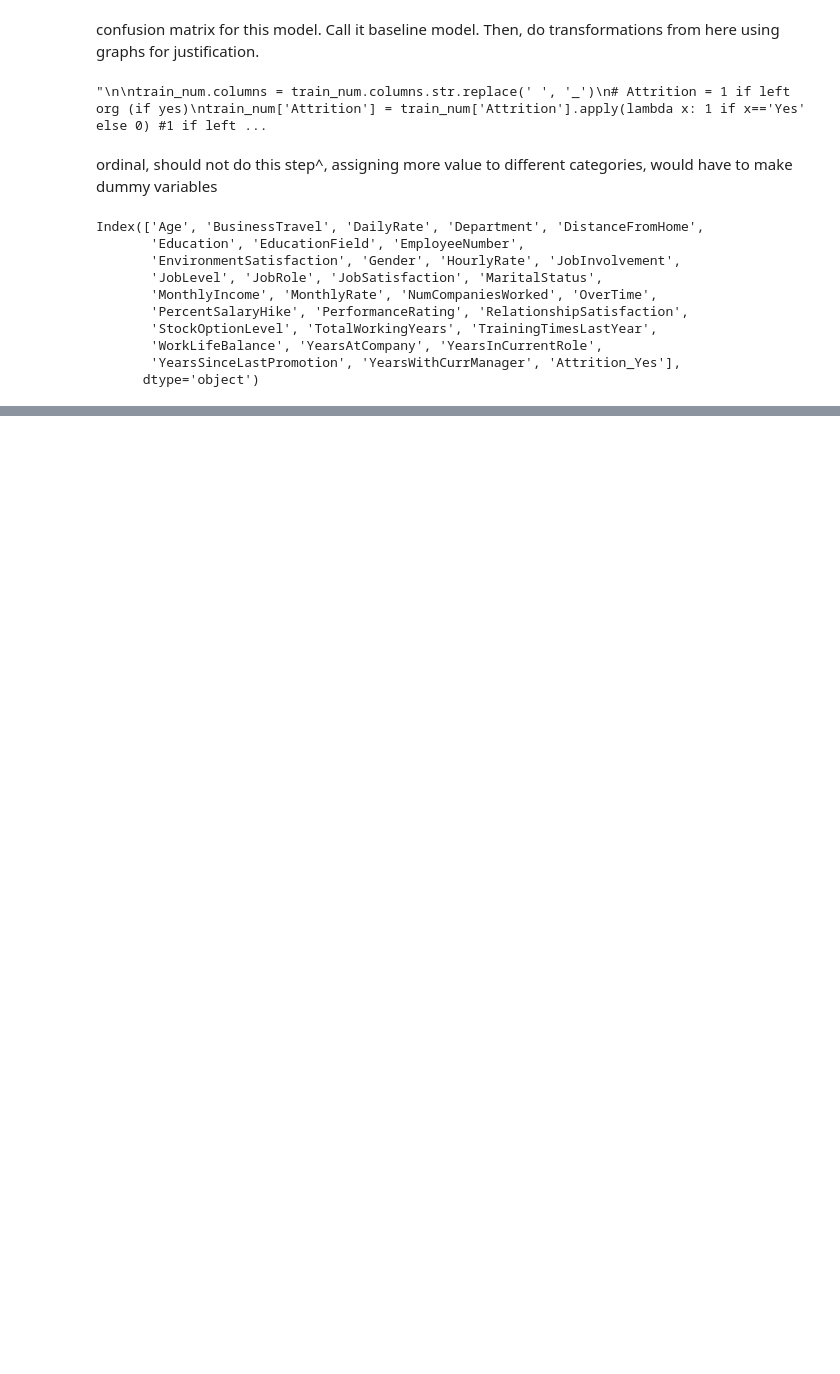
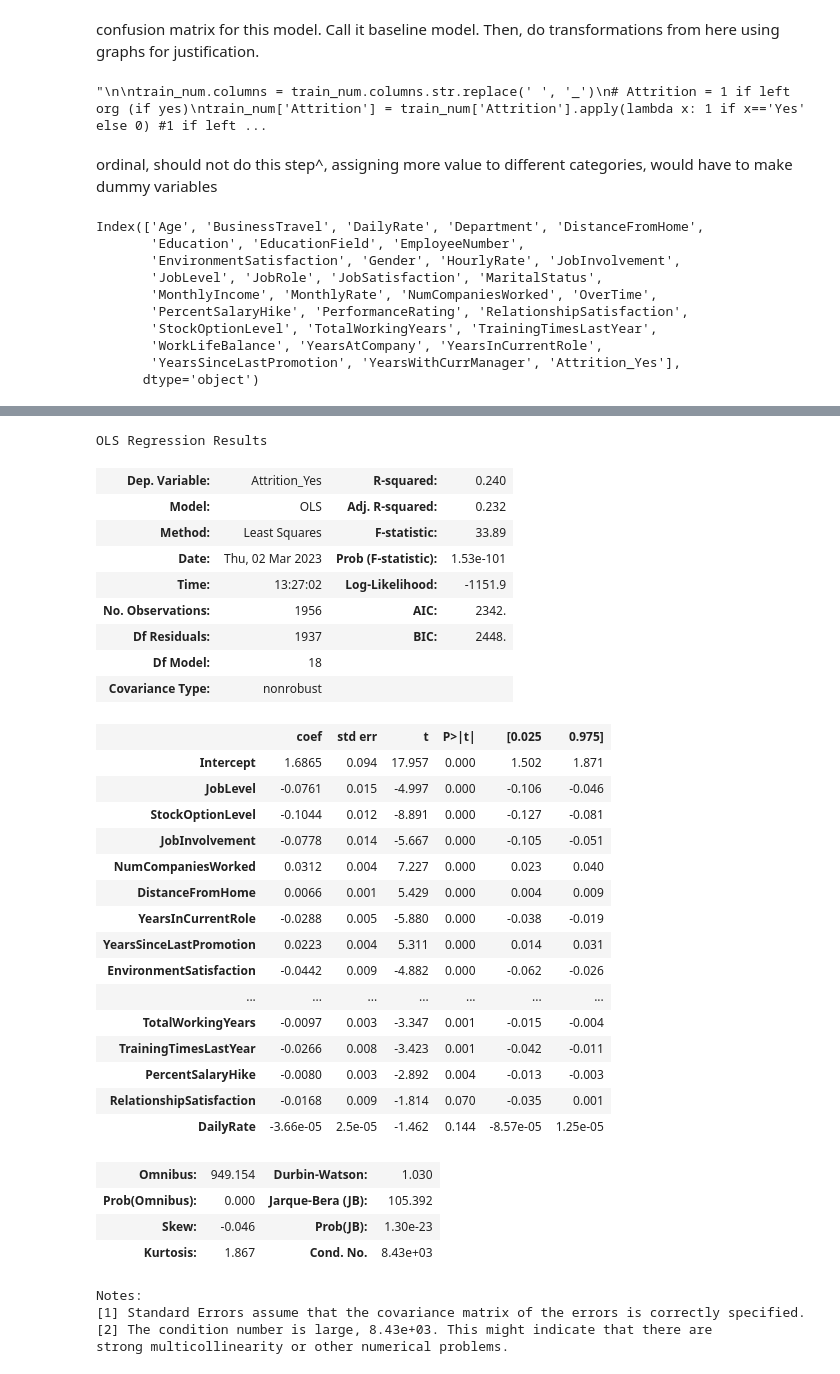
Before and after one commit to catherineerickson/Attrition-Project, a Jupyter notebook: Attrition_project_work.ipynb, the cells around one changed output, grey strips where cells are left out. Drawn from its saved outputs; the diff is of its cells as text; code cells hidden in the pictures; blank space fills up the shorter version.

```diff
--- a/Attrition_project_work.ipynb
+++ b/Attrition_project_work.ipynb
@@ -584,6 +587,7 @@ Index(['Age', 'BusinessTravel', 'DailyRate', 'Department', 'DistanceFromHome',
 #Function to develop a model based on all predictors in predictor_subset
 X = train.drop(["Attrition_Yes"], axis = 1)
 X = X.rename(columns=lambda x: x.strip())
+
 
 # diff num for diff job roles, 1 = Human Resources
 X['JobRole'] = X['JobRole'].apply(
@@ -607,18 +611,44 @@ X['Gender'] = X['Gender'].apply(lambda x: 1 if x=='Male' else 0)
 # OverTime = 1 if Yes, 0 if no
 X['OverTime'] = X['OverTime'].apply(lambda x: 1 if x=='Yes' else 0) #1 if left org
 
+#trying to make train categorical
+# diff num for diff job roles, 1 = Human Resources
+train['JobRole'] = train['JobRole'].apply(
+    lambda x: 9 if x=='Sales Executive' else 8 if x == 'Research Scientist' else 7 if x == 'Laboratory Technician'
+    else 6 if x == 'Manufacturing Director' else 5 if x == 'Healthcare Representative' else 4 if x == 'Manager'
+    else 3 if x == 'Sales Representative' else 2 if x == 'Research Director' else 1)
+# BusinessTravel = 3 if Travel_Frequently, 2 if Travel_Rarely, 1 if no travel
+train['BusinessTravel'] = train['BusinessTravel'].apply(
+    lambda x: 3 if x=='Travel_Frequently' else 2 if x == 'Travel_Rarely' else 1)
+# Department = 3 for R&D, 2 for Sales, and 1 for HR
+train['Department'] = train['Department'].apply(
+    lambda x: 3 if x=='Research & Development' else 2 if x == 'Sales' else 1)
+# different numbers assigned to every field, 1 = Human Resources
+train['EducationField'] = train['EducationField'].apply(
+    lambda x: 6 if x=='Life Sciences' else 5 if x == 'Medical' else 4 if x == 'Marketing'
+    else 3 if x == 'Technical Degree' else 2 if x == 'Other' else 1)
+# MaritalStatus = 1 if Divorced
+train['MaritalStatus'] = train['MaritalStatus'].apply(
+    lambda x: 3 if x=='Married' else 2 if x == 'Single' else 1)
+train['Gender'] = train['Gender'].apply(lambda x: 1 if x=='Male' else 0)
+# OverTime = 1 if Yes, 0 if no
+train['OverTime'] = train['OverTime'].apply(lambda x: 1 if x=='Yes' else 0) #1 if left org
+
+
 
 # Forward selection requires quantitative variables so we have to make the df into dummies
+
 
 X2 = pd.get_dummies(X)
 Xcopy = X.copy()
 X = X2.copy()
 X.columns = X.columns.str.replace('-', '')
 X.columns = X.columns.str.replace(' ', '')
-
+'''
 train_dum = pd.get_dummies(train)
 train_dum.columns = train_dum.columns.str.replace('-', '')
 train_dum.columns = train_dum.columns.str.replace(' ', '')
+'''
 
 
 #X=X.drop(['BusinessTravel_NonTravel'], axis = 1)
@@ -628,5 +658,6 @@ train_dum.columns = train_dum.columns.str.replace(' ', '')
 #X['JobRole'].dtype
 #X['JobRole'] = X['JobRole'].astype(str)
 #X['JobRole'].dtype
-train_dum
+#train_dum
+#train.Attrition_Yes
 # %% [output]
@@ -721,0 +782,38 @@ X.OverTime['Yes']
+# %%
+best_subset_model = models_best.loc[18,'model']
+models_best.loc[18,'model'].summary()
+# %% [output]
+OLS Regression Results
+| Dep. Variable: | Attrition_Yes | R-squared: | 0.240 |
+| Model: | OLS | Adj. R-squared: | 0.232 |
+| Method: | Least Squares | F-statistic: | 33.89 |
+| Date: | Thu, 02 Mar 2023 | Prob (F-statistic): | 1.53e-101 |
+| Time: | 13:27:02 | Log-Likelihood: | -1151.9 |
+| No. Observations: | 1956 | AIC: | 2342. |
+| Df Residuals: | 1937 | BIC: | 2448. |
+| Df Model: | 18 |  |  |
+| Covariance Type: | nonrobust |  |  |
+|  | coef | std err | t | P>|t| | [0.025 | 0.975] |
+| Intercept | 1.6865 | 0.094 | 17.957 | 0.000 | 1.502 | 1.871 |
+| JobLevel | -0.0761 | 0.015 | -4.997 | 0.000 | -0.106 | -0.046 |
+| StockOptionLevel | -0.1044 | 0.012 | -8.891 | 0.000 | -0.127 | -0.081 |
+| JobInvolvement | -0.0778 | 0.014 | -5.667 | 0.000 | -0.105 | -0.051 |
+| NumCompaniesWorked | 0.0312 | 0.004 | 7.227 | 0.000 | 0.023 | 0.040 |
+| DistanceFromHome | 0.0066 | 0.001 | 5.429 | 0.000 | 0.004 | 0.009 |
+| YearsInCurrentRole | -0.0288 | 0.005 | -5.880 | 0.000 | -0.038 | -0.019 |
+| YearsSinceLastPromotion | 0.0223 | 0.004 | 5.311 | 0.000 | 0.014 | 0.031 |
+| EnvironmentSatisfaction | -0.0442 | 0.009 | -4.882 | 0.000 | -0.062 | -0.026 |
+| ... | ... | ... | ... | ... | ... | ... |
+| TotalWorkingYears | -0.0097 | 0.003 | -3.347 | 0.001 | -0.015 | -0.004 |
+| TrainingTimesLastYear | -0.0266 | 0.008 | -3.423 | 0.001 | -0.042 | -0.011 |
+| PercentSalaryHike | -0.0080 | 0.003 | -2.892 | 0.004 | -0.013 | -0.003 |
+| RelationshipSatisfaction | -0.0168 | 0.009 | -1.814 | 0.070 | -0.035 | 0.001 |
+| DailyRate | -3.66e-05 | 2.5e-05 | -1.462 | 0.144 | -8.57e-05 | 1.25e-05 |
+| Omnibus: | 949.154 | Durbin-Watson: | 1.030 |
+| Prob(Omnibus): | 0.000 | Jarque-Bera (JB): | 105.392 |
+| Skew: | -0.046 | Prob(JB): | 1.30e-23 |
+| Kurtosis: | 1.867 | Cond. No. | 8.43e+03 |
+Notes:
+[1] Standard Errors assume that the covariance matrix of the errors is correctly specified.
+[2] The condition number is large, 8.43e+03. This might indicate that there are
+strong multicollinearity or other numerical problems.
```
Also changed, not shown: parts of 10 cells of this notebook.
